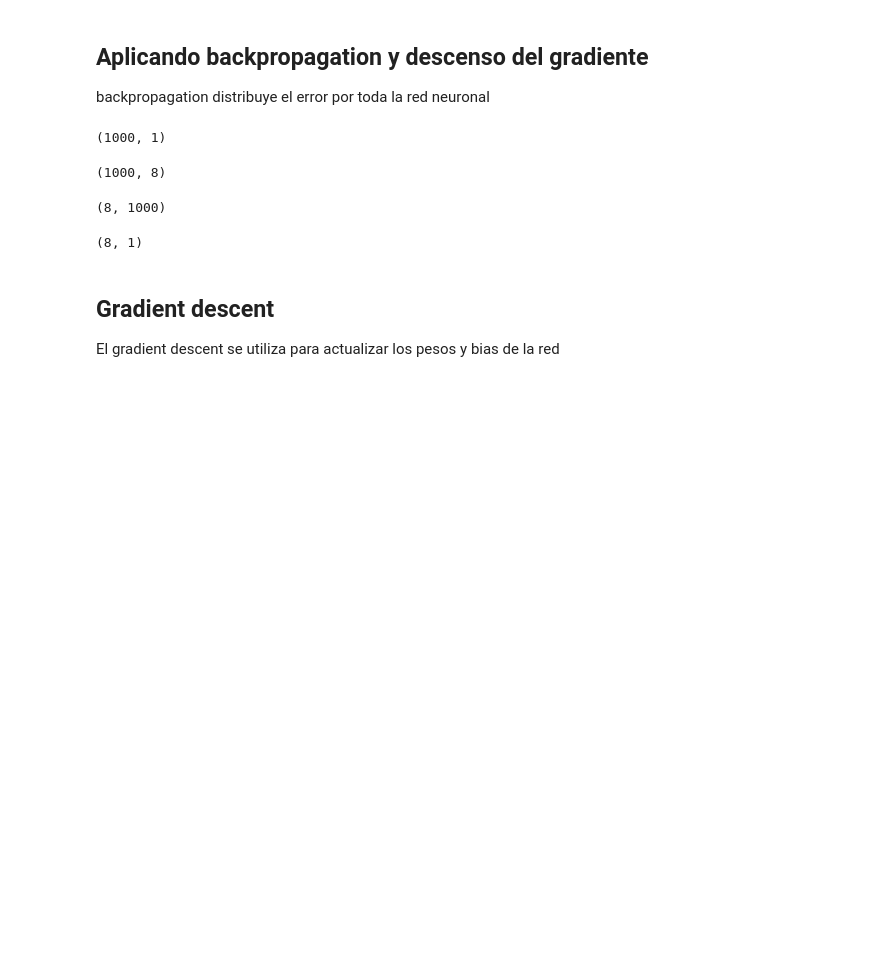
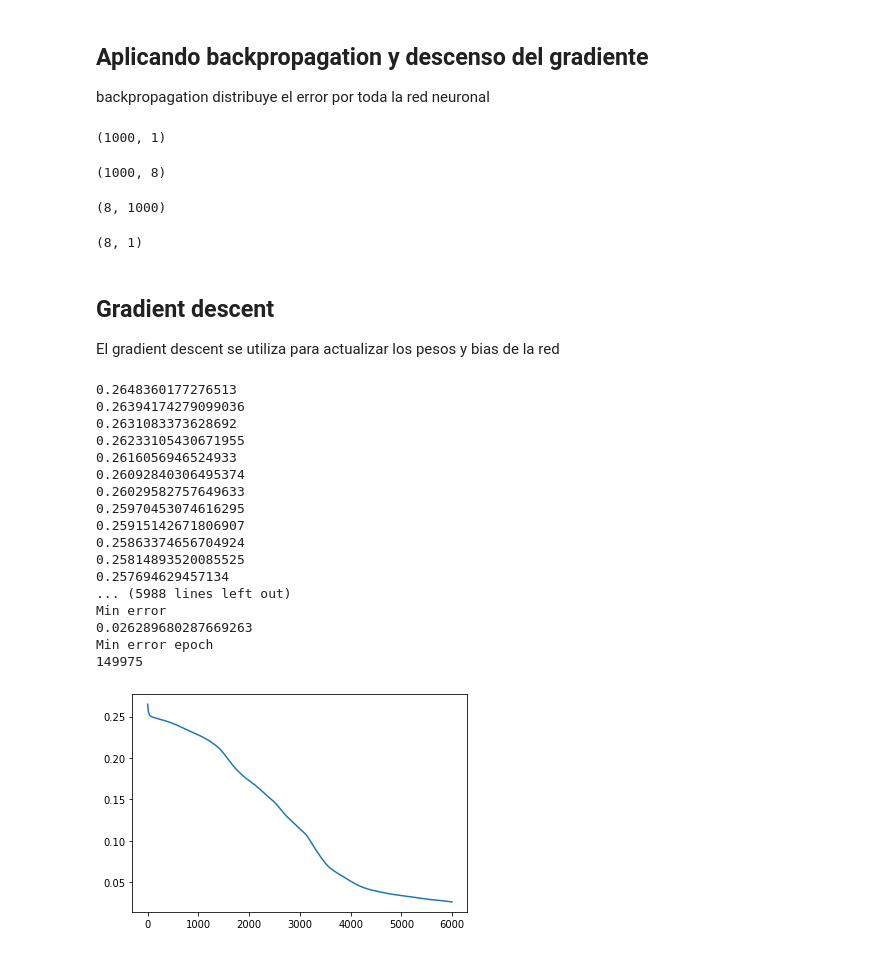
Before and after one commit to LuisReyes98/platzi-fundamentos-neural-network-keras, a Jupyter notebook: 4-mi_primera_red_con_numpy.ipynb, the cells around one changed output. Cells and saved outputs as stored; diff of their text form; code cells hidden in the pictures; blank space fills up the shorter version.

```diff
--- a/4-mi_primera_red_con_numpy.ipynb
+++ b/4-mi_primera_red_con_numpy.ipynb
@@ -63,11 +60,10 @@ def mse(y, y_hat, derivate=False):
 # %%
-def initialize_paramters_deep(layers_dim):
+def initialize_parameters_deep(layers_dim):
   parameters = {}
   L = len(layers_dim)
   for l in range(0, L -1):
-    parameters['W'+str(l+1)] = (np.random.rand(layers_dim[l],
-                                               layers_dim[l+1]))*2 - 1
-    parameters['b'+str(l+1)] = (np.random.rand(1,layers_dim[l+1]))*2 - 1
+    parameters['W'+str(l+1)] = (np.random.rand(layers_dim[l],layers_dim[l+1]) * 2 ) - 1
+    parameters['b'+str(l+1)] = (np.random.rand(1,layers_dim[l+1]) * 2) - 1
   return parameters
 # %%
 (np.random.rand(10, 3) * 2) -1
@@ -85,6 +81,6 @@ array([[ 0.39046867, -0.96487173, -0.54252899],
 # %%
 layers_dim = [2,4,8,1]
 
-params = initialize_paramters_deep(layers_dim)
+params = initialize_parameters_deep(layers_dim)
 print(params)
 # %% [output]
@@ -243,7 +239,7 @@ params['W1'] = params['W1'] - params['dW1'] * 0.0001
 params['b1'] = params['b1'] - \
     np.mean(params['dW1'], axis=0, keepdims=True) * 0.0001
 # %%
-def train(x_data, lr, params, training=True):
+def train(X_data, lr, params, training=True):
   """
   x_data: datos de entrada \n
   lr: learning rate\n
@@ -252,7 +248,7 @@ def train(x_data, lr, params, training=True):
   """
 
   # Forward
-  params['A0'] = X
+  params['A0'] = X_data
   params['Z1'] = np.matmul(params['A0'], params['W1']) + params['b1']
   params['A1'] = relu(params['Z1'])
 
@@ -296,3 +292,47 @@ def train(x_data, lr, params, training=True):
 
 
   return output
+# %%
+layers_dim = [2, 4, 8, 1]
+params = initialize_parameters_deep(layers_dim)
+errors = []
+min_error = 1
+min_error_epoch = 1
+
+# entrenamiento por epocas
+for _ in range(150000):
+  output = train(X, 0.00001, params)
+  if _ % 25 == 0:
+    error = mse(Y, output)
+    if error < min_error:
+      min_error = error
+      min_error_epoch = _
+    print(error)
+    errors.append(error)
+
+print('Min error')
+print(min_error)
+print('Min error epoch')
+print(min_error_epoch)
+
+plt.plot(errors)
+plt.show()
+# %% [output]
+0.2648360177276513
+0.26394174279099036
+0.2631083373628692
+0.26233105430671955
+0.2616056946524933
+0.26092840306495374
+0.26029582757649633
+0.25970453074616295
+0.25915142671806907
+0.25863374656704924
+0.25814893520085525
+0.257694629457134
+... (5988 lines left out)
+Min error
+0.026289680287669263
+Min error epoch
+149975
+[figure, added]
```
Also changed, not shown: parts of 23 cells of this notebook, 7 other files.
